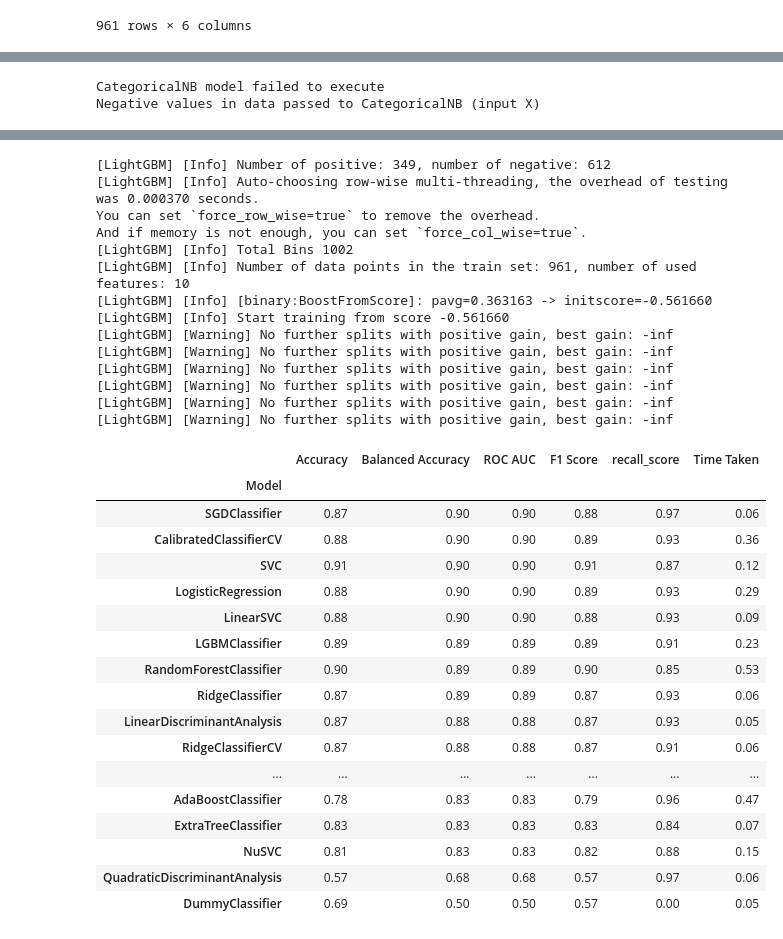
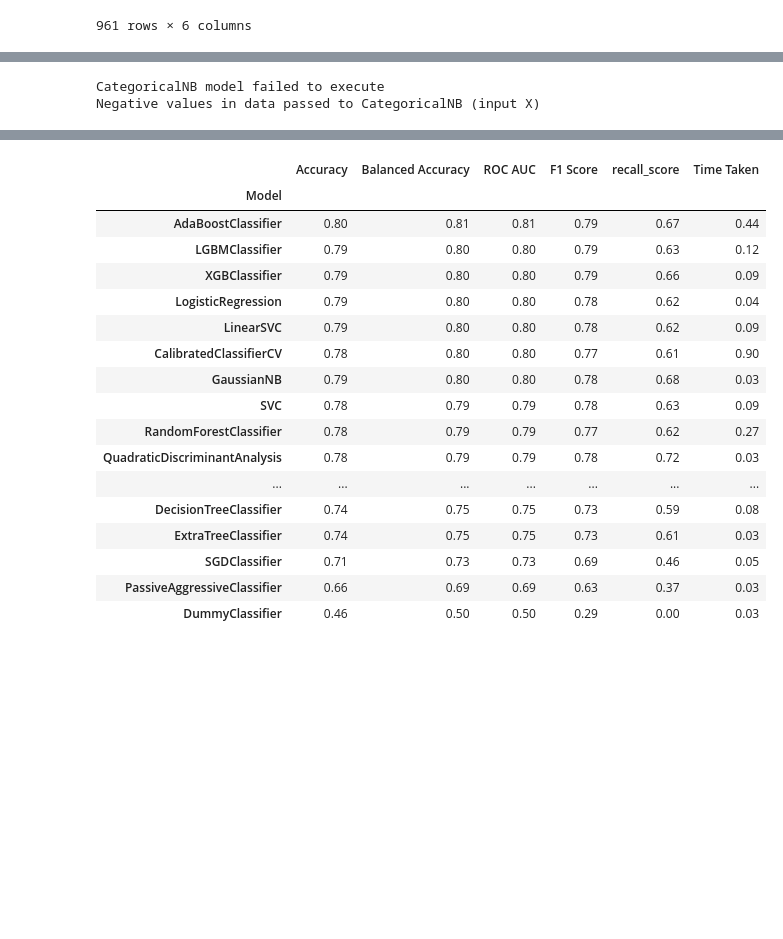
Before and after one commit to KokonTrol/VKR, a Jupyter notebook: Блокноты/AnalysisPrediction.ipynb, the cells around one changed output, grey strips where cells are left out. Drawn from its saved outputs; the diff is of its cells as text; code cells hidden in the pictures; blank space fills up the shorter version.

Commit message:
add columns of addition scores and visiting test

```diff
--- a/Блокноты/AnalysisPrediction.ipynb
+++ b/Блокноты/AnalysisPrediction.ipynb
@@ -419,11 +433,11 @@ for key, d in data_dict.items():
 
     for ex in AnalysisFunc.exams:
         results[ex] = ""
-        X, Y, = PredictionSplit.SplitTestTrainTest(d, ex, [ "Оценка", "Направление"]+AnalysisFunc.before)
-        x_, y_ = PredictionSplit.SplitTestTrainTest(dataReal, ex, ["Оценка", "Направление"]+AnalysisFunc.before)
+        X, Y, = PredictionSplit.SplitTestTrainTest(d, ex, [ "Оценка", "Направление"]+AnalysisFunc.before+AnalysisFunc.additionscores+AnalysisFunc.beingtest, True)
+        x_, y_ = PredictionSplit.SplitTestTrainTest(dataReal, ex, ["Оценка", "Направление"]+AnalysisFunc.before+AnalysisFunc.additionscores+AnalysisFunc.beingtest, False)
         pred_res = PredictionResults.PredictionModelNew(X, Y, x_, y_, models_regres, "mae")
         for key, val in pred_res.items():
-            results[ex][key] = f"{round(val * 20, 2)}"#100
+            results[ex][key] = f"{round(val, 2)}"#100
 
     display(results)
 # %% [output]
@@ -451,8 +466,8 @@ for key_data, d in data_dict.items():
 
     for ex in AnalysisFunc.exams:
         results[ex] = ""
-        X, Y, = PredictionSplit.SplitTestTrainTest(d, ex, [ "Оценка", "Направление"]+AnalysisFunc.before)
-        x_, y_ = PredictionSplit.SplitTestTrainTest(dataReal, ex, ["Оценка", "Направление"]+AnalysisFunc.before)
+        X, Y, = PredictionSplit.SplitTestTrainTest(d, ex, [ "Оценка", "Направление"]+AnalysisFunc.before+AnalysisFunc.additionscores+AnalysisFunc.beingtest) #, True)
+        x_, y_ = PredictionSplit.SplitTestTrainTest(dataReal, ex, ["Оценка", "Направление"]+AnalysisFunc.before+AnalysisFunc.additionscores+AnalysisFunc.beingtest) #, False)
 
         pred_res = {}
         for key, model in models_regres.items():
@@ -462,10 +477,10 @@ for key_data, d in data_dict.items():
 
             res = pd.DataFrame()
 
-            res[ex] = y_.round(2)* 20
-            res['Прогнозированная контрольная'] = data_prediction.round(2)* 20
+            res[ex] = y_.round(2)
+            res['Прогнозированная контрольная'] = data_prediction.round(2)
             res['Разница прогноза'] = res[ex] - res['Прогнозированная контрольная']
-            mae = round(PredictionResults.accuracy_dict["mae"](y_.round(2), data_prediction.round(2))* 20, 3)
+            mae = round(PredictionResults.accuracy_dict["mae"](y_.round(2), data_prediction.round(2)), 3)
             pred_res[key] = f"{mae} / max={round(res['Разница прогноза'].abs().max(), 0)}"
 
         for key, val in pred_res.items():
@@ -492,12 +507,10 @@ for key_data, d in data_dict.items():
 
     for ex in AnalysisFunc.exams:
         results[ex] = ""
-        X, Y, = PredictionSplit.SplitTestTrainTest(d, ex, [ "Оценка", "Направление"]+AnalysisFunc.before)
-        Y = Y*20
+        X, Y, = PredictionSplit.SplitTestTrainTest(d, ex, [ "Оценка", "Направление"]+AnalysisFunc.before+AnalysisFunc.additionscores+AnalysisFunc.beingtest) #, True)
         Y = Y.round(0)
 
-        x_, y_ = PredictionSplit.SplitTestTrainTest(dataReal, ex, ["Оценка", "Направление"]+AnalysisFunc.before)
-        y_ = y_*20
+        x_, y_ = PredictionSplit.SplitTestTrainTest(dataReal, ex, ["Оценка", "Направление"]+AnalysisFunc.before+AnalysisFunc.additionscores+AnalysisFunc.beingtest) #, False)
         y_ = y_.round(0)
 
         pred_res = {}
@@ -537,16 +550,16 @@ for key_data, d in data_dict.items():
 for key_data, d in data_dict.items():
     print(f"Данные: {key_data}")
     for ex in AnalysisFunc.exams:
-        X, Y, = PredictionSplit.SplitTestTrainTest(d, ex,[ "Оценка", "Направление"]+AnalysisFunc.before)
-        x_, y_ = PredictionSplit.SplitTestTrainTest(dataReal, ex, ["Оценка"]+AnalysisFunc.before)
+        X, Y, = PredictionSplit.SplitTestTrainTest(d, ex,[ "Оценка", "Направление"]+AnalysisFunc.before+AnalysisFunc.additionscores+AnalysisFunc.beingtest, True)
+        x_, y_ = PredictionSplit.SplitTestTrainTest(dataReal, ex, ["Оценка"]+AnalysisFunc.before+AnalysisFunc.additionscores+AnalysisFunc.beingtest, False)
         results = pd.DataFrame(columns=["Real "+ex]+list(models_regres.keys()))
-        results["Real "+ex] = dataReal[ex].round(2)* 20
+        results["Real "+ex] = dataReal[ex].round(2)
         for key, model in models_regres.items():
             model.fit(X, Y)
             data_prediction = model.predict(x_)
             data_prediction[data_prediction < 0] = 0
-            results[key] = data_prediction.round(2)* 20
-            mae = round(PredictionResults.accuracy_dict["mae"](y_.round(2), data_prediction.round(2)), 3)* 20
+            results[key] = data_prediction.round(2)
+            mae = round(PredictionResults.accuracy_dict["mae"](y_.round(2), data_prediction.round(2)), 3)
             print(f"{key}: спрогнозировано; mae = {mae}")
 
         BaseFuncs.SaveFileCSV(path = f"/content/drive/My Drive/Учёба/8 семестр/диплом/Проект/VKR/Учет контрольных/",
@@ -655,8 +668,8 @@ import lazypredict
 from sklearn.metrics import recall_score, f1_score
 from lazypredict.Supervised import LazyClassifier
 from sklearn.model_selection import train_test_split
-X, Y, = PredictionSplit.SplitTestTrainPass(data, "Контрольная работа 2", ["Пол", "Оценка", "Направление"]+AnalysisFunc.before)
-x_, y_, = PredictionSplit.SplitTestTrainPass(AnalysisFunc.SplitAlreadyPassed(dataReal, "Контрольная работа 2")[0], "Контрольная работа 2", ["Пол", "Оценка", "Направление"]+AnalysisFunc.before)
+X, Y, = PredictionSplit.SplitTestTrainPass(data, "Контрольная работа 2", ["Пол", "Оценка", "Направление"]+AnalysisFunc.before+AnalysisFunc.beingtest)
+x_, y_, = PredictionSplit.SplitTestTrainPass(AnalysisFunc.SplitAlreadyPassed(dataReal, "Контрольная работа 2")[0], "Контрольная работа 2", ["Пол", "Оценка", "Направление"]+AnalysisFunc.before+AnalysisFunc.beingtest)
 # X_train, X_test, y_train, y_test = train_test_split(X, Y,test_size=.3,random_state =27)
 
 clf = LazyClassifier(verbose=0,ignore_warnings=False, custom_metric= recall_score)
@@ -670,35 +694,21 @@ StackingClassifier.__init__() missing 1 required positional argument: 'estimator
-[LightGBM] [Info] Number of positive: 349, number of negative: 612
-[LightGBM] [Info] Auto-choosing row-wise multi-threading, the overhead of testing was 0.000370 seconds.
-You can set `force_row_wise=true` to remove the overhead.
-And if memory is not enough, you can set `force_col_wise=true`.
-[LightGBM] [Info] Total Bins 1002
-[LightGBM] [Info] Number of data points in the train set: 961, number of used features: 10
-[LightGBM] [Info] [binary:BoostFromScore]: pavg=0.363163 -> initscore=-0.561660
-[LightGBM] [Info] Start training from score -0.561660
-[LightGBM] [Warning] No further splits with positive gain, best gain: -inf
-[LightGBM] [Warning] No further splits with positive gain, best gain: -inf
-[LightGBM] [Warning] No further splits with positive gain, best gain: -inf
-[LightGBM] [Warning] No further splits with positive gain, best gain: -inf
-[LightGBM] [Warning] No further splits with positive gain, best gain: -inf
-[LightGBM] [Warning] No further splits with positive gain, best gain: -inf
 |  | Accuracy | Balanced Accuracy | ROC AUC | F1 Score | recall_score | Time Taken |
 | Model |  |  |  |  |  |  |
-| SGDClassifier | 0.87 | 0.90 | 0.90 | 0.88 | 0.97 | 0.06 |
-| CalibratedClassifierCV | 0.88 | 0.90 | 0.90 | 0.89 | 0.93 | 0.36 |
-| SVC | 0.91 | 0.90 | 0.90 | 0.91 | 0.87 | 0.12 |
-| LogisticRegression | 0.88 | 0.90 | 0.90 | 0.89 | 0.93 | 0.29 |
-| LinearSVC | 0.88 | 0.90 | 0.90 | 0.88 | 0.93 | 0.09 |
-| LGBMClassifier | 0.89 | 0.89 | 0.89 | 0.89 | 0.91 | 0.23 |
-| RandomForestClassifier | 0.90 | 0.89 | 0.89 | 0.90 | 0.85 | 0.53 |
-| RidgeClassifier | 0.87 | 0.89 | 0.89 | 0.87 | 0.93 | 0.06 |
-| LinearDiscriminantAnalysis | 0.87 | 0.88 | 0.88 | 0.87 | 0.93 | 0.05 |
-| RidgeClassifierCV | 0.87 | 0.88 | 0.88 | 0.87 | 0.91 | 0.06 |
+| AdaBoostClassifier | 0.80 | 0.81 | 0.81 | 0.79 | 0.67 | 0.44 |
+| LGBMClassifier | 0.79 | 0.80 | 0.80 | 0.79 | 0.63 | 0.12 |
+| XGBClassifier | 0.79 | 0.80 | 0.80 | 0.79 | 0.66 | 0.09 |
+| LogisticRegression | 0.79 | 0.80 | 0.80 | 0.78 | 0.62 | 0.04 |
+| LinearSVC | 0.79 | 0.80 | 0.80 | 0.78 | 0.62 | 0.09 |
+| CalibratedClassifierCV | 0.78 | 0.80 | 0.80 | 0.77 | 0.61 | 0.90 |
+| GaussianNB | 0.79 | 0.80 | 0.80 | 0.78 | 0.68 | 0.03 |
+| SVC | 0.78 | 0.79 | 0.79 | 0.78 | 0.63 | 0.09 |
+| RandomForestClassifier | 0.78 | 0.79 | 0.79 | 0.77 | 0.62 | 0.27 |
+| QuadraticDiscriminantAnalysis | 0.78 | 0.79 | 0.79 | 0.78 | 0.72 | 0.03 |
 | ... | ... | ... | ... | ... | ... | ... |
-| AdaBoostClassifier | 0.78 | 0.83 | 0.83 | 0.79 | 0.96 | 0.47 |
-| ExtraTreeClassifier | 0.83 | 0.83 | 0.83 | 0.83 | 0.84 | 0.07 |
-| NuSVC | 0.81 | 0.83 | 0.83 | 0.82 | 0.88 | 0.15 |
-| QuadraticDiscriminantAnalysis | 0.57 | 0.68 | 0.68 | 0.57 | 0.97 | 0.06 |
-| DummyClassifier | 0.69 | 0.50 | 0.50 | 0.57 | 0.00 | 0.05 |
+| DecisionTreeClassifier | 0.74 | 0.75 | 0.75 | 0.73 | 0.59 | 0.08 |
+| ExtraTreeClassifier | 0.74 | 0.75 | 0.75 | 0.73 | 0.61 | 0.03 |
+| SGDClassifier | 0.71 | 0.73 | 0.73 | 0.69 | 0.46 | 0.05 |
+| PassiveAggressiveClassifier | 0.66 | 0.69 | 0.69 | 0.63 | 0.37 | 0.03 |
+| DummyClassifier | 0.46 | 0.50 | 0.50 | 0.29 | 0.00 | 0.03 |
 # %%
 from sklearn.metrics import mean_absolute_error
 from lazypredict.Supervised import LazyRegressor
```
Also changed, not shown: parts of 11 cells of this notebook, 14 other files.
